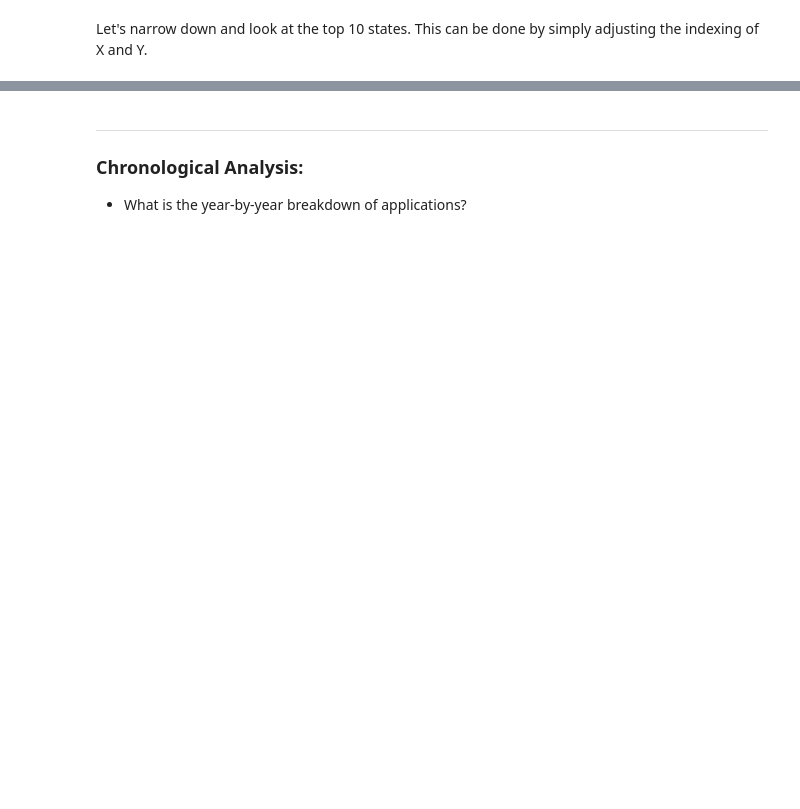
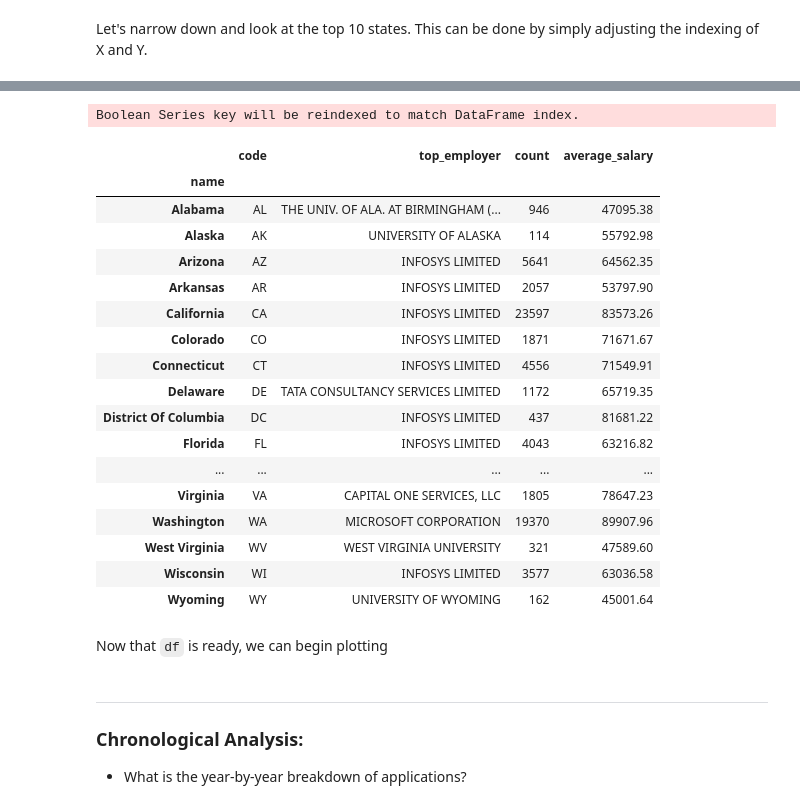
Before and after one commit to hirad-p/h1b-analysis, a Jupyter notebook: analysis.ipynb, the cells around one changed output, grey strips where cells are left out. Cells and saved outputs as stored; diff of their text form; code cells hidden in the pictures; blank space fills up the shorter version.

```diff
--- a/analysis.ipynb
+++ b/analysis.ipynb
@@ -50,17 +54,17 @@ The `top_cities` variable holds the top 100 cities. We then iterate through this
 Please note that this particular code only looks at the top 100 cities and then splits it up by states.
 # %%
 #### Heat Map of Applications by State ######
-states = geo_frame['name'].tolist()
 states_frame = geo_frame.drop('fips', axis=1)
 states_frame['count'] = 0
 states_frame = states_frame.set_index('name')
 
-top_cities = h1b_frame['WORKSITE'].value_counts()[:100]
+t = h1b_frame.loc[h1b_frame['CASE_STATUS'] == 'CERTIFIED']['WORKSITE'].value_counts()
 
-for worksite, count in top_cities.items():
-    state = worksite.split(',')[1].strip().lower().title()
-    states_frame.at[state, 'count'] += count
-
+for worksite, count in t.items():
+    locations = worksite.split(',')
+    state = locations[len(locations)-1].strip().lower().title()
+    if state in states_frame.index:
+        states_frame.at[state, 'count'] += count
 states_frame = states_frame[states_frame['count'] != 0]
 # %% [markdown]
 Now that `states_frame` contains the desired dataframe, we are ready to plot.
@@ -166,0 +259,17 @@ iplot(fig,
+# %%
+states_frame = geo_frame.drop('fips', axis=1)
+states_frame['top_employer'] = ''
+states_frame['count'] = 0
+states_frame = states_frame.set_index('name')
+
+for state in states_frame.index:
+    data = h1b_frame[h1b_frame['CASE_STATUS'] == 'CERTIFIED'][h1b_frame['WORKSITE'].str.contains(state.upper())]
+    counts = data['EMPLOYER_NAME'].value_counts()
+    top_employer = counts.keys().tolist()[0]
+    top_count = counts.tolist()[0]
+    states_frame.at[state, 'top_employer'] = top_employer
+    states_frame.at[state, 'count'] = top_count
+
+states_frame = states_frame.sort_values('count')
+# print(states_frame)
+# states_frame.to_csv('../data/top_employer_by_state.csv')
@@ -166,0 +326,33 @@ iplot(fig,
+# %%
+data = h1b_frame[h1b_frame['CASE_STATUS'] == 'CERTIFIED']
+df = pd.read_csv('./data/top_employer_by_state.csv')
+df = df.set_index('name')
+
+for state, row in df.iterrows():
+    employer = row['top_employer']
+    wages = data[data['WORKSITE'].str.contains(state.upper())][data['EMPLOYER_NAME'] == employer]['PREVAILING_WAGE']
+    df.at[state, 'average_salary'] = round(wages.mean(), 2)
+
+df.sort_index()
+# %% [output]
+Boolean Series key will be reindexed to match DataFrame index.
+|  | code | top_employer | count | average_salary |
+| name |  |  |  |  |
+| Alabama | AL | THE UNIV. OF ALA. AT BIRMINGHAM (... | 946 | 47095.38 |
+| Alaska | AK | UNIVERSITY OF ALASKA | 114 | 55792.98 |
+| Arizona | AZ | INFOSYS LIMITED | 5641 | 64562.35 |
+| Arkansas | AR | INFOSYS LIMITED | 2057 | 53797.90 |
+| California | CA | INFOSYS LIMITED | 23597 | 83573.26 |
+| Colorado | CO | INFOSYS LIMITED | 1871 | 71671.67 |
+| Connecticut | CT | INFOSYS LIMITED | 4556 | 71549.91 |
+| Delaware | DE | TATA CONSULTANCY SERVICES LIMITED | 1172 | 65719.35 |
+| District Of Columbia | DC | INFOSYS LIMITED | 437 | 81681.22 |
+| Florida | FL | INFOSYS LIMITED | 4043 | 63216.82 |
+| ... | ... | ... | ... | ... |
+| Virginia | VA | CAPITAL ONE SERVICES, LLC | 1805 | 78647.23 |
+| Washington | WA | MICROSOFT CORPORATION | 19370 | 89907.96 |
+| West Virginia | WV | WEST VIRGINIA UNIVERSITY | 321 | 47589.60 |
+| Wisconsin | WI | INFOSYS LIMITED | 3577 | 63036.58 |
+| Wyoming | WY | UNIVERSITY OF WYOMING | 162 | 45001.64 |
+# %% [markdown]
+Now that `df` is ready, we can begin plotting
```
Also changed, not shown: parts of 24 cells of this notebook, 1 other file.
